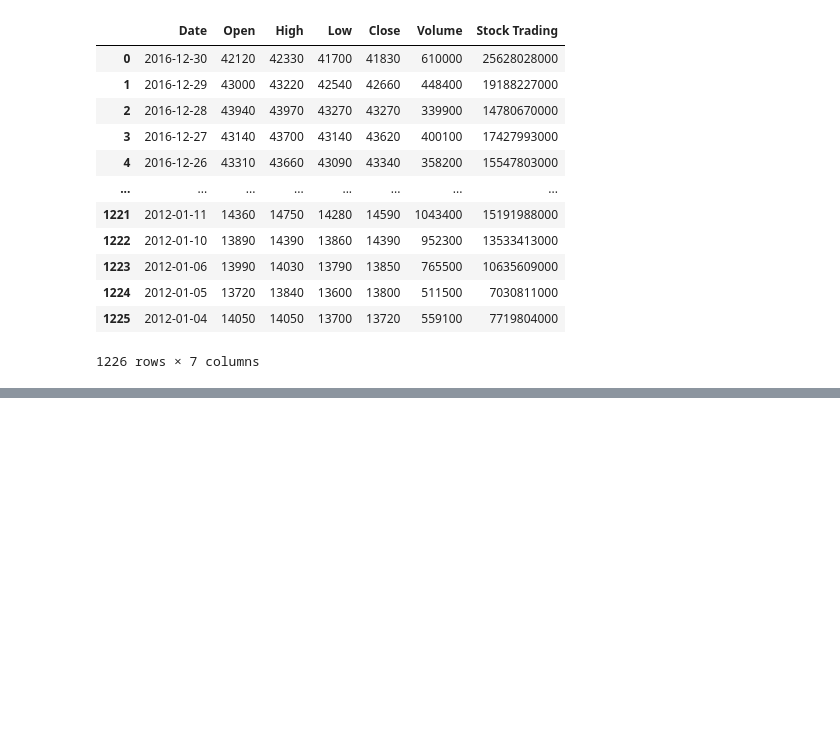
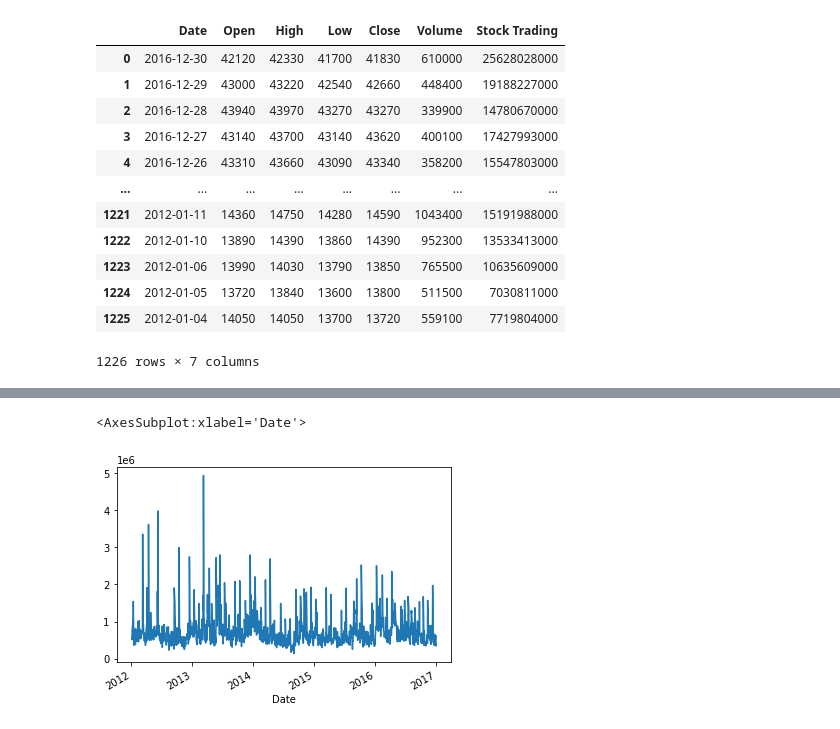
Before and after one commit to isoori/uniqlu, a Jupyter notebook: Untitled.ipynb, the cells around one changed output, grey strips where cells are left out. Cells and saved outputs as stored; diff of their text form; code cells hidden in the pictures; blank space fills up the shorter version.

```diff
--- a/Untitled.ipynb
+++ b/Untitled.ipynb
@@ -37,0 +30,5 @@ memory usage: 67.2+ KB
+# %%
+df['Volume'].plot()
+# %% [output]
+<AxesSubplot:xlabel='Date'>
+[figure, added]
```
Also changed, not shown: parts of 7 cells of this notebook.
